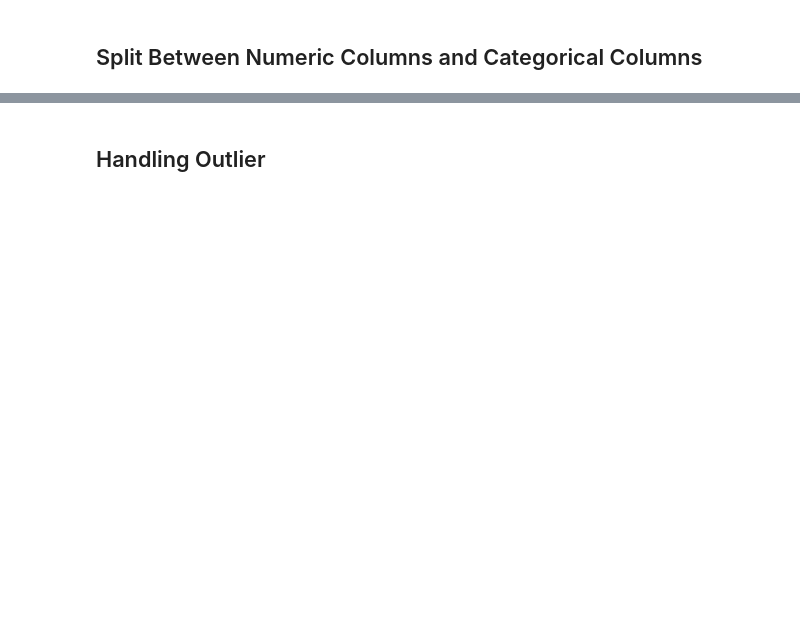
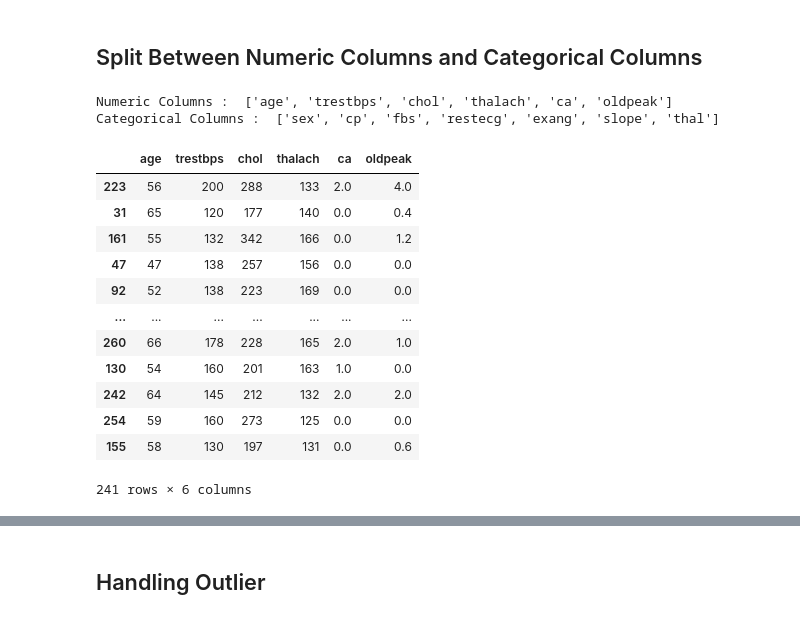
Before and after one commit to karenlontoh/p1w2_non_graded_challenge, a Jupyter notebook: h8dsft_ngc_ml_w2.ipynb, the cells around one changed output, grey strips where cells are left out. Saved outputs shown, nothing was run; the diff lists cells and outputs as text; code cells hidden in the pictures; blank space fills up the shorter version.

```diff
--- a/h8dsft_ngc_ml_w2.ipynb
+++ b/h8dsft_ngc_ml_w2.ipynb
@@ -408,2 +540,7 @@ Setelah mengetahui distribusi data setiap kolom, maka analisa dapat dilakukan.
 # %% [markdown]
 ## Splitting Features and Target
+# %%
+# Splitting antara X (features) dan y (target)
+X = df.drop(['target'], axis = 1)
+y = df['target']
+X
@@ -414,2 +622,40 @@ Setelah mengetahui distribusi data setiap kolom, maka analisa dapat dilakukan.
 # %% [markdown]
 ## Split Between Numeric Columns and Categorical Columns
+# %%
+# Definisikan kolom kategorikal dan numerik
+cat_columns = ['sex', 'cp', 'fbs', 'restecg', 'exang', 'slope', 'thal']
+num_columns = ['age', 'trestbps', 'chol', 'thalach', 'ca', 'oldpeak']
+
+# Membagi DataFrame menjadi DataFrame kategorikal dan numerikal
+df_num = df[num_columns]
+df_cat = df[cat_columns]
+
+print('Numeric Columns : ', num_columns)
+print('Categorical Columns : ', cat_columns)
+# %% [output]
+Numeric Columns :  ['age', 'trestbps', 'chol', 'thalach', 'ca', 'oldpeak']
+Categorical Columns :  ['sex', 'cp', 'fbs', 'restecg', 'exang', 'slope', 'thal']
+# %%
+# Split numerical and categorical columns
+
+X_train_num = X_train[num_columns]
+X_test_num = X_test[num_columns]
+
+X_train_cat = X_train[cat_columns]
+X_test_cat = X_test[cat_columns]
+
+X_train_num
+# %% [output]
+|  | age | trestbps | chol | thalach | ca | oldpeak |
+| 223 | 56 | 200 | 288 | 133 | 2.0 | 4.0 |
+| 31 | 65 | 120 | 177 | 140 | 0.0 | 0.4 |
+| 161 | 55 | 132 | 342 | 166 | 0.0 | 1.2 |
+| 47 | 47 | 138 | 257 | 156 | 0.0 | 0.0 |
+| 92 | 52 | 138 | 223 | 169 | 0.0 | 0.0 |
+| ... | ... | ... | ... | ... | ... | ... |
+| 260 | 66 | 178 | 228 | 165 | 2.0 | 1.0 |
+| 130 | 54 | 160 | 201 | 163 | 1.0 | 0.0 |
+| 242 | 64 | 145 | 212 | 132 | 2.0 | 2.0 |
+| 254 | 59 | 160 | 273 | 125 | 0.0 | 0.0 |
+| 155 | 58 | 130 | 197 | 131 | 0.0 | 0.6 |
+241 rows × 6 columns
```
Also changed, not shown: parts of 59 cells of this notebook.
